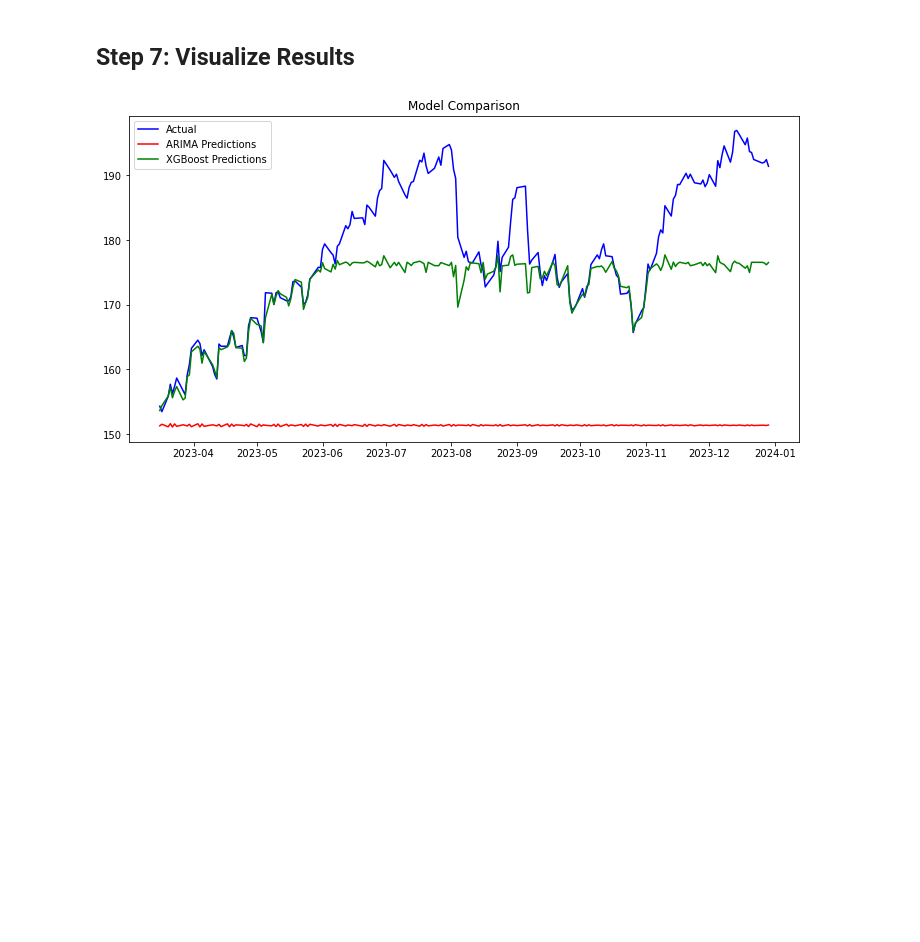
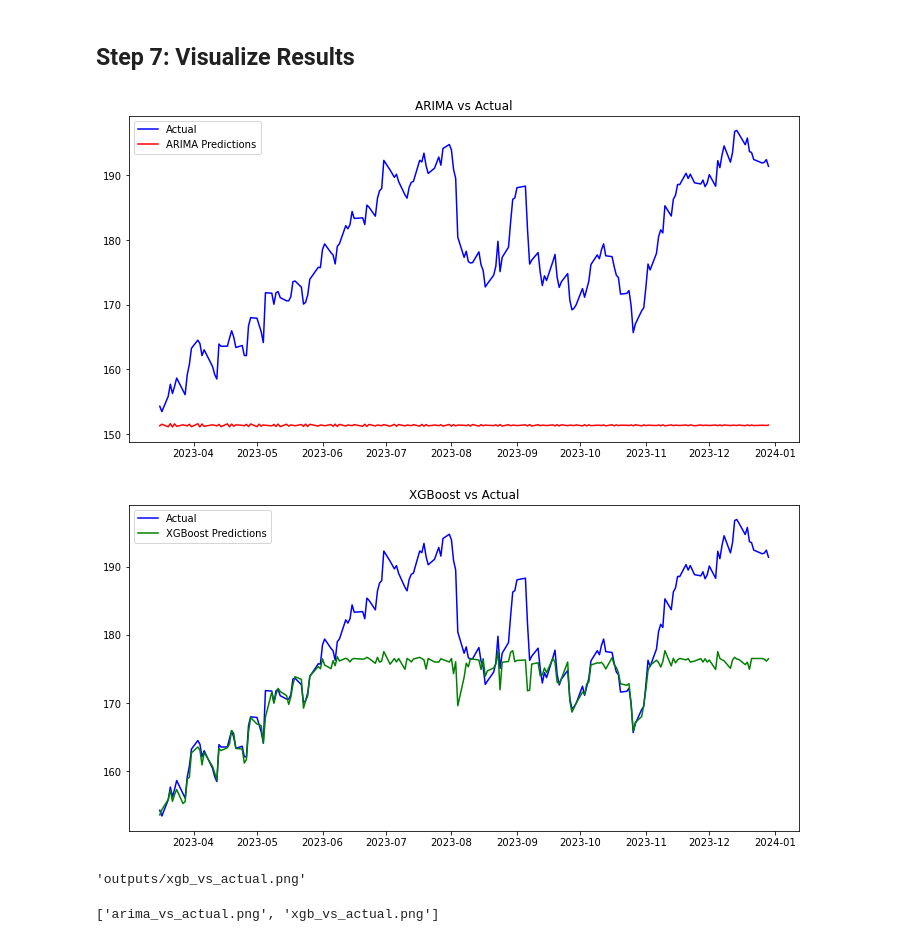
Before and after one commit to niharika-2510/-Stock-Price-Prediction-using-ARIMA-and-Gradient-Boosting, a Jupyter notebook: Model.ipynb, the cells around one changed output. Drawn from its saved outputs; the diff is of its cells as text; code cells hidden in the pictures; blank space fills up the shorter version.

Commit message:
Add model output plots and update Model notebook

```diff
--- a/Model.ipynb
+++ b/Model.ipynb
@@ -256,12 +256,40 @@ XGBoost MAPE: 0.030782532340342686
 # %% [markdown]
 ## Step 7: Visualize Results
 # %%
+# ARIMA vs Actual Plot
 plt.figure(figsize=(12, 6))
 plt.plot(test.index, test, label='Actual', color='blue')
 plt.plot(test.index, arima_preds, label='ARIMA Predictions', color='red')
+plt.legend()
+plt.title('ARIMA vs Actual')
+plt.savefig("arima_vs_actual.png")
+plt.show()
+
+# XGBoost vs Actual Plot
+plt.figure(figsize=(12, 6))
+plt.plot(y_test.index, y_test, label='Actual', color='blue')
 plt.plot(y_test.index, xgb_preds, label='XGBoost Predictions', color='green')
 plt.legend()
-plt.title('Model Comparison')
+plt.title('XGBoost vs Actual')
+plt.savefig("xgb_vs_actual.png")
 plt.show()
+
+
+import os
+import shutil  # Ensure this is at the top
+
+# Create the outputs folder if it doesn't exist
+os.makedirs("outputs", exist_ok=True)
+
+# Move plots to outputs folder
+shutil.move("arima_vs_actual.png", "outputs/arima_vs_actual.png")
+shutil.move("xgb_vs_actual.png", "outputs/xgb_vs_actual.png")
 # %% [output]
-[figure, old version]
+[figure, new version]
+[figure, added]
+'outputs/xgb_vs_actual.png'
+# %%
+import os
+print(os.listdir("outputs"))
+# %% [output]
+['arima_vs_actual.png', 'xgb_vs_actual.png']
```
Also changed, not shown: parts of 1 cell of this notebook, 2 other files.
